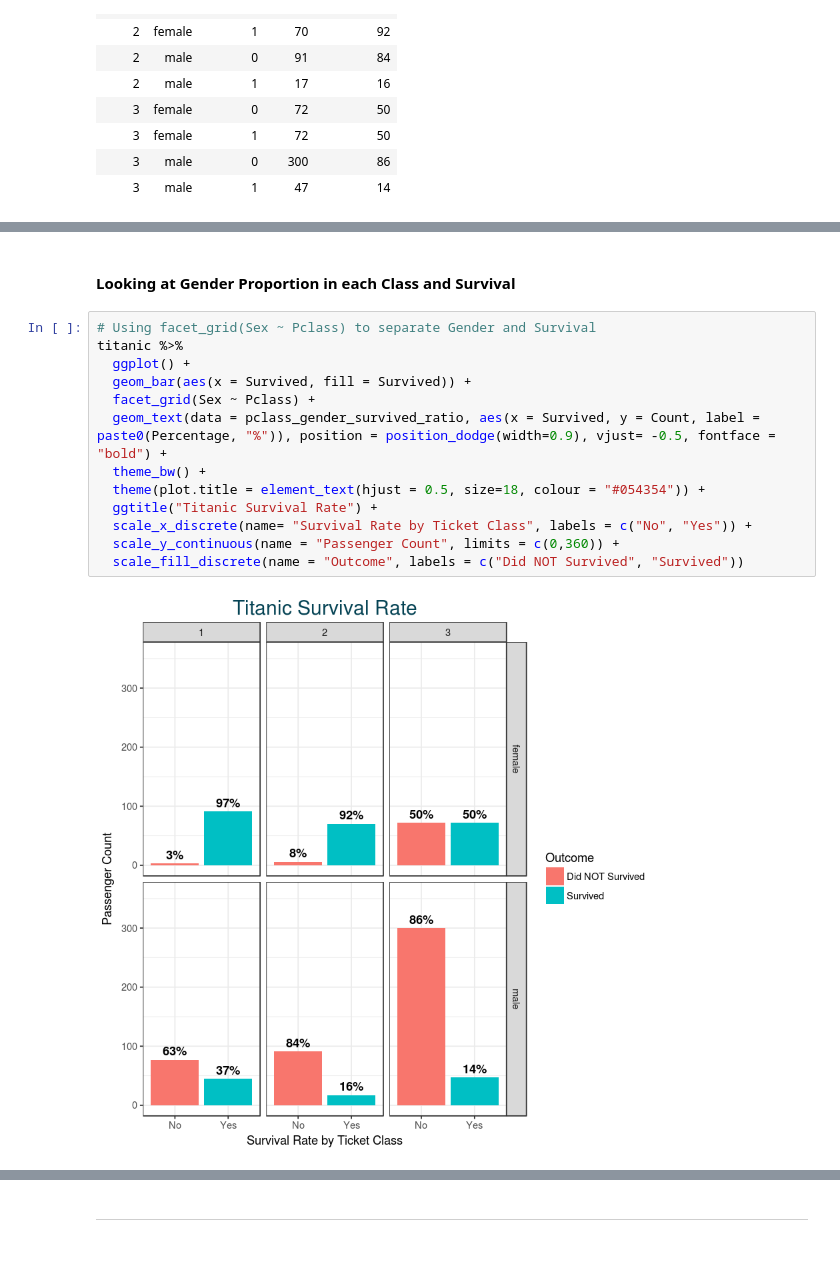
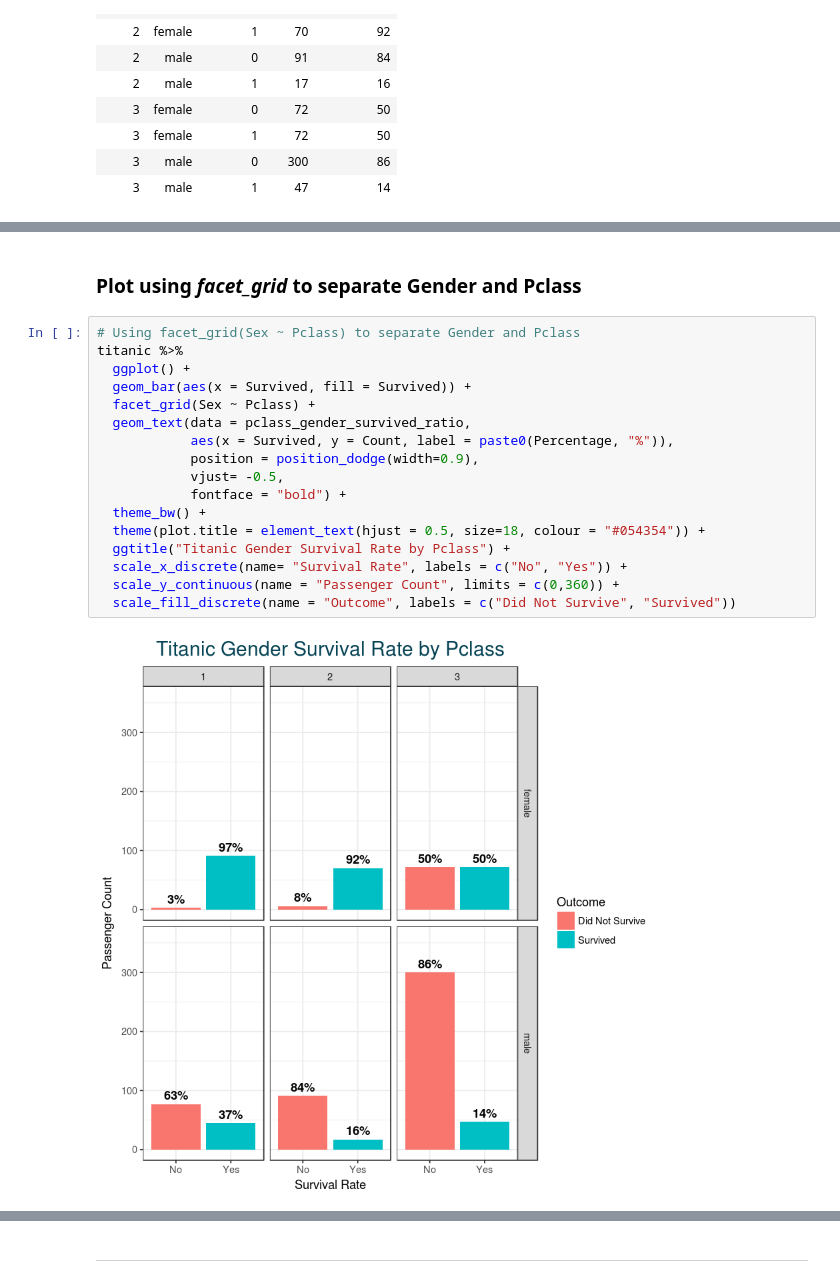
Before and after one commit to romabash/kaggle-titanic, a Jupyter notebook: notebooks/2_Initial-Visualization.ipynb, the cells around one changed output, grey strips where cells are left out. Drawn from its saved outputs; the diff is of its cells as text; blank space fills up the shorter version.

Commit message:
Gender Survival rate by Pclass

```diff
--- a/notebooks/2_Initial-Visualization.ipynb
+++ b/notebooks/2_Initial-Visualization.ipynb
@@ -406,17 +399,21 @@ titanic %>%
-# %% [markdown]
-#### Looking at Gender Proportion in each Class and Survival
+# %% [markdown]
+### Plot using *facet_grid* to separate Gender and Pclass
 # %%
-# Using facet_grid(Sex ~ Pclass) to separate Gender and Survival
+# Using facet_grid(Sex ~ Pclass) to separate Gender and Pclass
 titanic %>%
   ggplot() +
   geom_bar(aes(x = Survived, fill = Survived)) +
   facet_grid(Sex ~ Pclass) +
-  geom_text(data = pclass_gender_survived_ratio, aes(x = Survived, y = Count, label = paste0(Percentage, "%")), position = position_dodge(width=0.9), vjust= -0.5, fontface = "bold") +
+  geom_text(data = pclass_gender_survived_ratio,
+            aes(x = Survived, y = Count, label = paste0(Percentage, "%")),
+            position = position_dodge(width=0.9),
+            vjust= -0.5,
+            fontface = "bold") +
   theme_bw() +
   theme(plot.title = element_text(hjust = 0.5, size=18, colour = "#054354")) +
-  ggtitle("Titanic Survival Rate") +
-  scale_x_discrete(name= "Survival Rate by Ticket Class", labels = c("No", "Yes")) +
+  ggtitle("Titanic Gender Survival Rate by Pclass") +
+  scale_x_discrete(name= "Survival Rate", labels = c("No", "Yes")) +
   scale_y_continuous(name = "Passenger Count", limits = c(0,360)) +
-  scale_fill_discrete(name = "Outcome", labels = c("Did NOT Survived", "Survived"))
+  scale_fill_discrete(name = "Outcome", labels = c("Did Not Survive", "Survived"))
 # %% [output]
-[figure, old version]
+[figure, new version]
```
Also changed, not shown: parts of 7 cells of this notebook.
